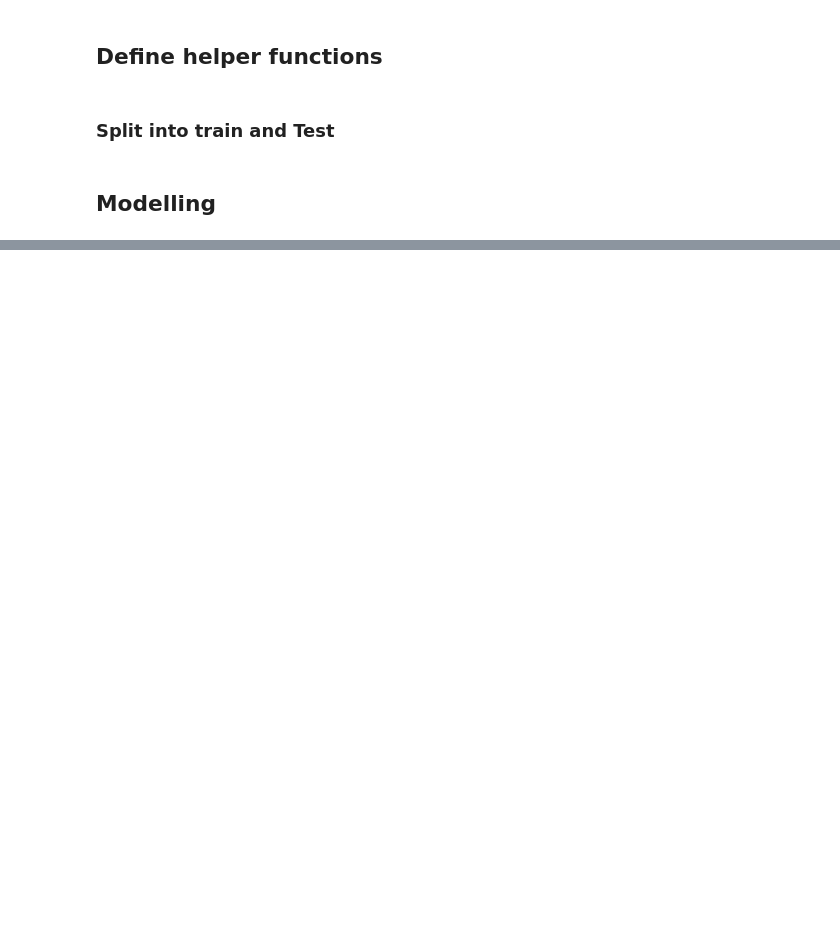
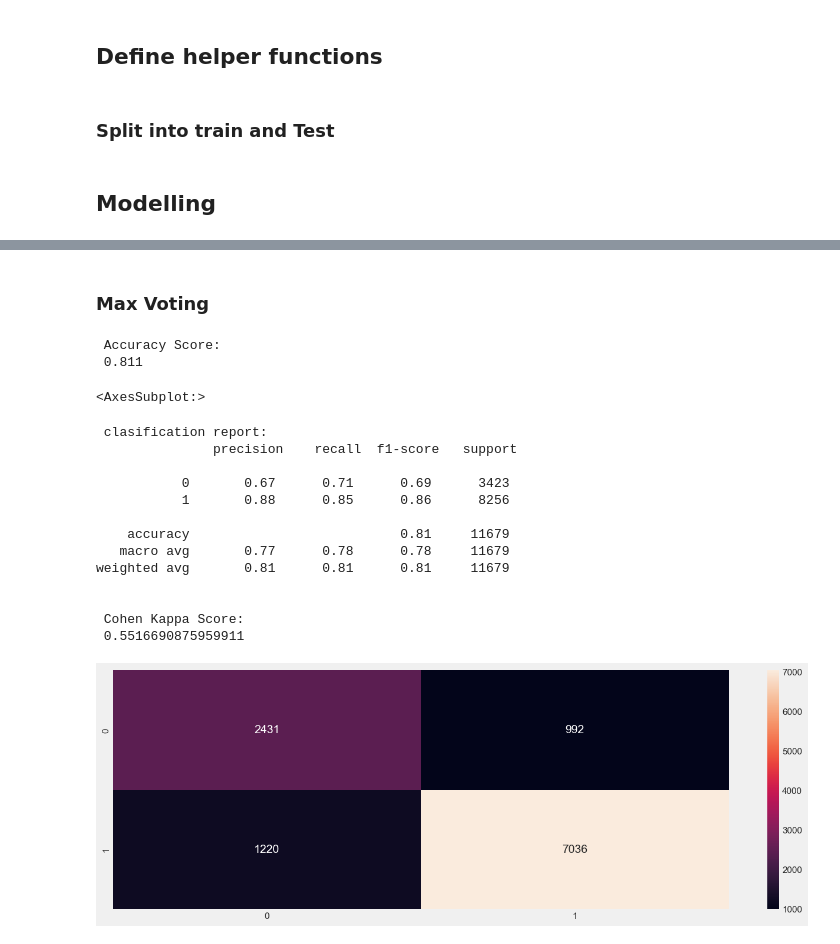
Before and after one commit to Wahaj-Raza/Cognitive-Environmental-Analysis, a Jupyter notebook: Cognitive Environmental Analysis Student Grade Prediction.ipynb, the cells around one changed output, grey strips where cells are left out. Cells and saved outputs as stored; diff of their text form; code cells hidden in the pictures; blank space fills up the shorter version.

```diff
--- a/Cognitive Environmental Analysis Student Grade Prediction.ipynb
+++ b/Cognitive Environmental Analysis Student Grade Prediction.ipynb
@@ -550,0 +735,34 @@ plt.show();
+# %% [markdown]
+### Max Voting
+# %%
+ensemble = VotingClassifier(estimators=[('Logistic Regression', LogisticRegression(random_state = random_state)),
+                                              ('Naive Bayes', GaussianNB()),
+                                              ('SVM', SVC(random_state=random_state, probability = True)),
+                                              ('KNN', KNeighborsClassifier()),
+                                              ('Decision Tree', DecisionTreeClassifier(random_state=random_state))],
+                                               voting='soft').fit(X_train,Y_train)
+
+y_pred_ensemble = ensemble.predict(X_test)
+print('\n Accuracy Score:\n', np.round(accuracy_score(Y_test, y_pred_ensemble), 3))
+sns.heatmap(confusion_matrix(Y_test,y_pred_ensemble),annot=True,fmt='2.0f')
+print('\n clasification report:\n', classification_report(Y_test,y_pred_ensemble))
+print('\n Cohen Kappa Score:\n', metrics.cohen_kappa_score(Y_test, y_pred_ensemble))
+plt.show()
+# %% [output]
+ Accuracy Score:
+ 0.811
+<AxesSubplot:>
+ clasification report:
+               precision    recall  f1-score   support
+
+           0       0.67      0.71      0.69      3423
+           1       0.88      0.85      0.86      8256
+
+    accuracy                           0.81     11679
+   macro avg       0.77      0.78      0.78     11679
+weighted avg       0.81      0.81      0.81     11679
+
+
+ Cohen Kappa Score:
+ 0.5516690875959911
+[figure, added]
```
Also changed, not shown: parts of 19 cells of this notebook, 1 other file.
